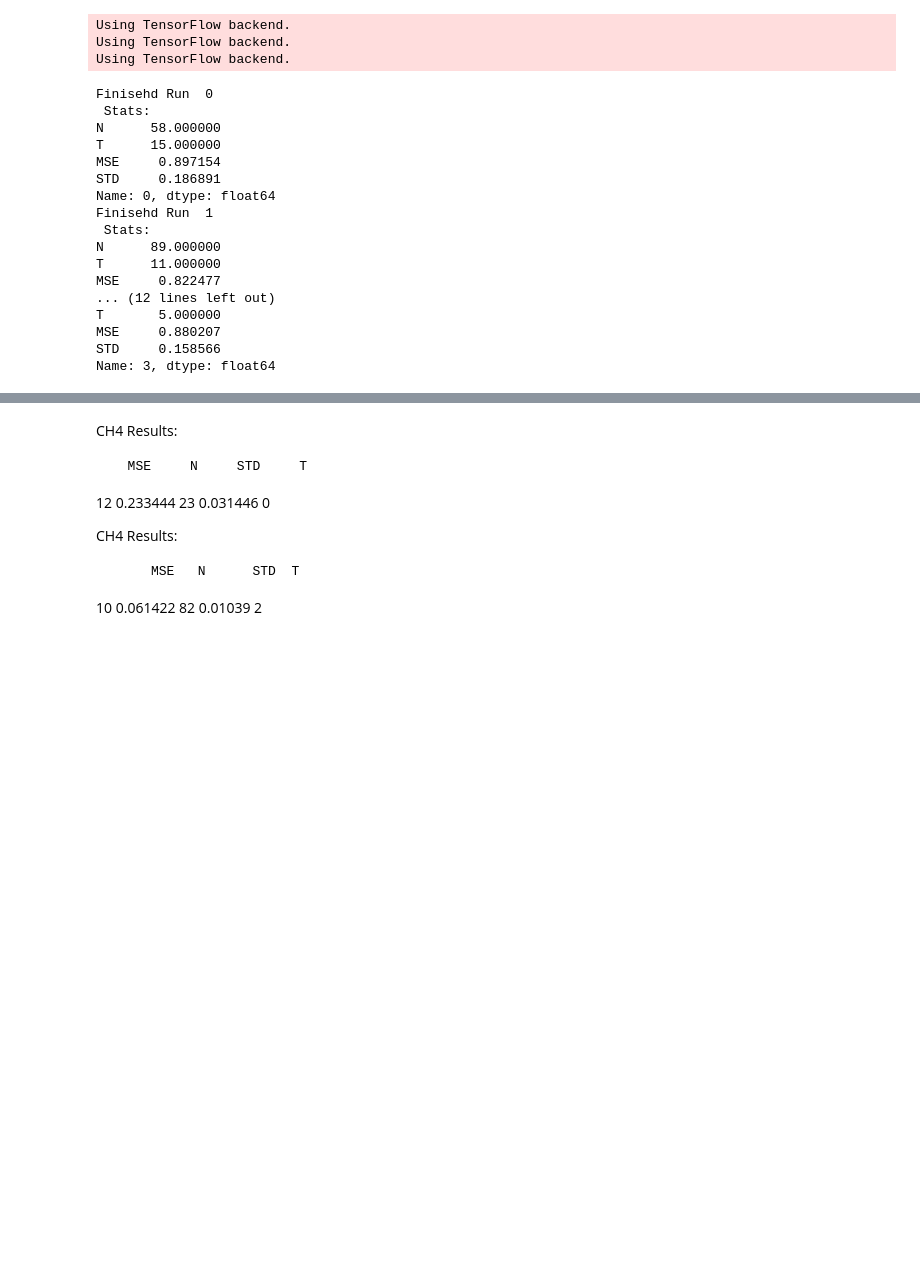
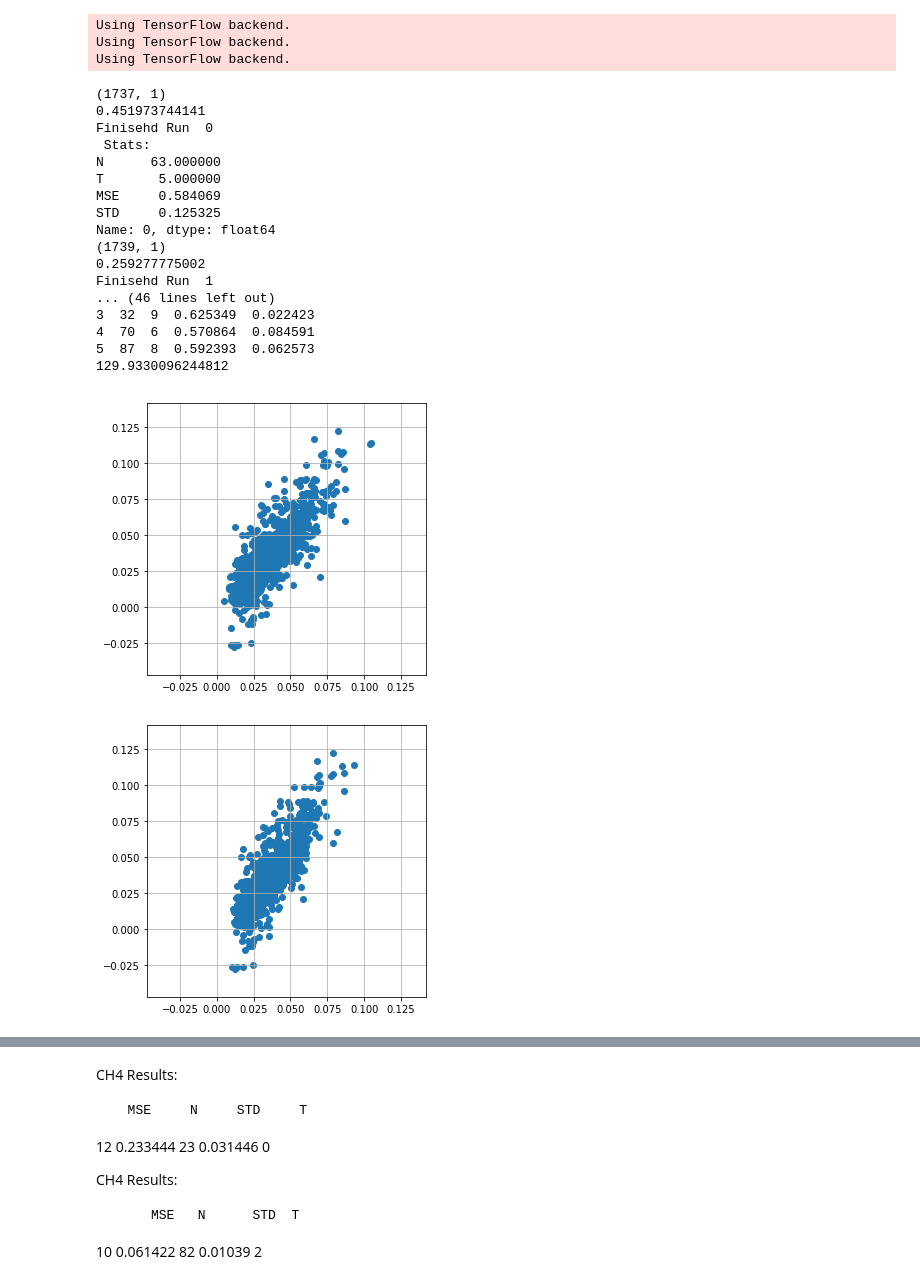
Before and after one commit to June-Skeeter/ML_GapFilling, a Jupyter notebook: MultiLayerModel.ipynb, the cells around one changed output, grey strips where cells are left out. Saved outputs shown, nothing was run; the diff lists cells and outputs as text; code cells hidden in the pictures; blank space fills up the shorter version.

```diff
--- a/MultiLayerModel.ipynb
+++ b/MultiLayerModel.ipynb
@@ -188,20 +76,23 @@ def Train_Steps(epochs,Neurons,X_train,X_test,X_val,y_train,y_test,y_val,i,Memor
 def TTV_Split(i,Memory,X,y,params):
     X_train,X_test,y_train,y_test=train_test_split(X,y, test_size=0.1, random_state=i)
     X_train,X_val,y_train,y_val=train_test_split(X_train,y_train, test_size=0.11, random_state=i)
-    return(Train_Steps(params['epochs'],params['N'],X_train,X_test,X_val,y_train,y_test,y_val,i=i,Memory=Memory))
+    return(LSTM.Train_Steps(params['epochs'],params['N'],X_train,X_test,X_val,y_train,y_test,y_val,i,X_fill = X,Memory=Memory))
 
 
+Full = ['H','LE','Fco2','fco2','fch4','Wind Spd','air pressure','Ta','Rn','PPFD','Rain','Water Table','Ts 2.5 cm',
+         'Ts 15 cm','VWC','Active Layer','24H Rain','Wtr Tbl Trnd','ET']
+
 Model = ['H','Wind Spd','air pressure','Ta','Rn','PPFD','Ts 2.5 cm','Ts 15 cm',
-         'VWC',' Active Layer','24H Rain','Wtr Tbl Trnd','ET']
+         'VWC','Active Layer','24H Rain','Wtr Tbl Trnd','ET']
 
 
-Model = ['Water Table']
+# Model = ['Water Table']
 
-Model = [' Active Layer','H']
+# Model = [' Active Layer','H']
 
 Time = time.time()
 
-Path = 'FilteredData2018-03-30.csv'
+Path = 'FilteredData2018-04-04.csv'
 
 
 def RunReps(Model,Runs,params,pool = None):
@@ -214,53 +105,74 @@ def RunReps(Model,Runs,params,pool = None):
     y = RST.y_time*1.0
     X = RST.X_time*1.0
     MSE = []
+    Y_fill = []
     if __name__=='__main__'and params['proc'] != 1:
-        for i,mse in enumerate(pool.imap(partial(TTV_Split,Memory=Memory,X=X,y=y,params=params),range(params['reps']))):
+        for i,results in enumerate(pool.imap(partial(TTV_Split,Memory=Memory,X=X,y=y,params=params),range(params['reps']))):
+            mse = results[0]
+            y_fill = results[1]
+            Y_fill.append(y_fill)
             MSE.append(mse)
     else:
         for i in range(params['reps']):
-            mse = TTV_Split(i,Memory,X,y,params)
+            results = TTV_Split(i,Memory,X,y,params)
+            mse = results[0]
             MSE.append(mse)
+            y_fill = results[1]
+            Y_fill.append(y_fill)
     MSE = np.asanyarray(MSE)
+    Y_fill = np.asanyarray(Y_fill).mean(axis=0)#.mean(axis=0)
+    print(Y_fill.shape)
+#     RST.Fill(Y_fill,'Fch4')
+    y = RST.YScaled.inverse_transform(y)
+    Y_fill = RST.YScaled.inverse_transform(Y_fill)
+
+    plt.figure(figsize=(5,5))
+    plt.scatter(Y_fill,y)
+    yl = plt.ylim()
+    plt.xlim(yl[0],yl[1])
+    plt.grid()
+    print(metrics.r2_score(Y_fill,y))
     return(MSE)
 
 
 if __name__=='__main__'and params['proc'] != 1:
     pool = Pool(processes=params['proc'],maxtasksperchild=75)
 else:pool=None
 
 
 for i in Runs.index:
     params['T']=Runs['T'].iloc[i]
     params['N']=Runs['N'].iloc[i]
     MSE = RunReps(Model,Runs,params,pool)#RunFunc(i,processes=processes,Modz=Model,reps=reps,epochs=epochs,params=Runs)
     Runs['MSE'][i]=MSE.mean()
     Runs['STD'][i]=MSE.std()
     print('Finisehd Run ',str(i))
     print(' Stats: ')
     print(Runs.iloc[i])
 
 print(Runs)
 
 print(time.time()-Time)
 # %% [output]
 Using TensorFlow backend.
 Using TensorFlow backend.
 Using TensorFlow backend.
+(1737, 1)
+0.451973744141
 Finisehd Run  0
  Stats:
-N      58.000000
-T      15.000000
-MSE     0.897154
-STD     0.186891
+N      63.000000
+T       5.000000
+MSE     0.584069
+STD     0.125325
 Name: 0, dtype: float64
+(1739, 1)
+0.259277775002
 Finisehd Run  1
- Stats:
-N      89.000000
-T      11.000000
-MSE     0.822477
-... (12 lines left out)
-T       5.000000
-MSE     0.880207
-STD     0.158566
-Name: 3, dtype: float64
+... (46 lines left out)
+3  32  9  0.625349  0.022423
+4  70  6  0.570864  0.084591
+5  87  8  0.592393  0.062573
+129.9330096244812
+[figure, added]
+[figure, added]
```
Also changed, not shown: parts of 9 cells of this notebook, 1 other file.
